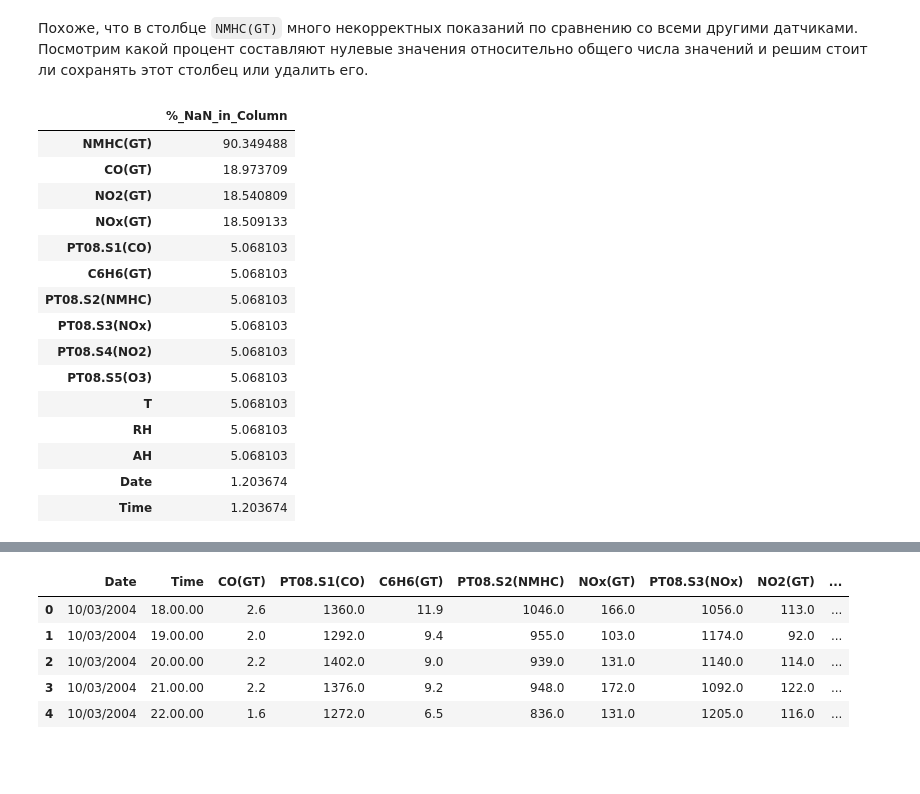
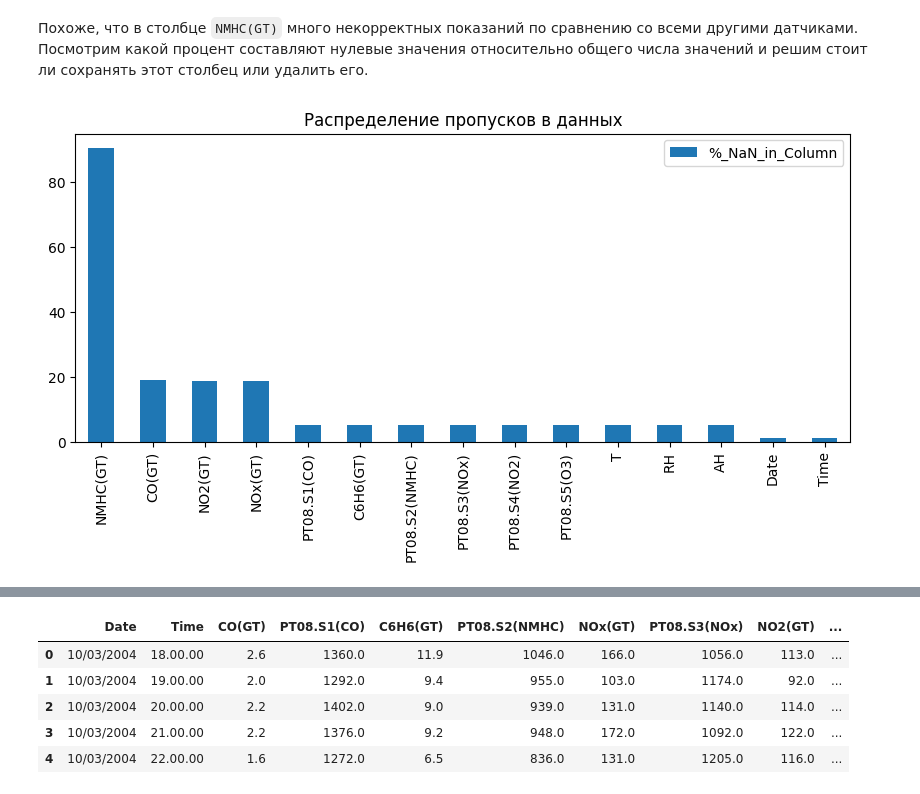
Before and after one commit to Bjorik23/mipt_datatons, a Jupyter notebook: air_pollution_analysis/air_pollution_analysis.ipynb, the cells around one changed output, grey strips where cells are left out. Drawn from its saved outputs; the diff is of its cells as text; code cells hidden in the pictures; blank space fills up the shorter version.

Commit message:
add blowout graphs

```diff
--- a/air_pollution_analysis/air_pollution_analysis.ipynb
+++ b/air_pollution_analysis/air_pollution_analysis.ipynb
@@ -159,34 +161,24 @@ memory usage: 1.1+ MB
 # %%
 # создадим необходимые списки
 percent_NaN = []
 columns = df.columns
 # создадим цикл определяющий процент пустых значений в столбцах
 for col in columns:
     pNaN =  (df[col].isna().sum()/df.shape[0]) * 100
     percent_NaN.append(pNaN)
 
 nan_percent_df = pd.DataFrame(
     percent_NaN,
     index=columns,
     columns=['%_NaN_in_Column']).sort_values('%_NaN_in_Column',ascending = False
 )
 
-# посмотрим на полученные доли пустых значений в столбцах
-nan_percent_df
+# посмотрим на полученные доли пустых значений в столбцах на столбчатой диаграмме
+#nan_percent_df
+nan_percent_df.plot(
+    kind='bar',
+    figsize=(10, 4),
+    title='Распределение пропусков в данных'
+);
 # %% [output]
-|  | %_NaN_in_Column |
-| NMHC(GT) | 90.349488 |
-| CO(GT) | 18.973709 |
-| NO2(GT) | 18.540809 |
-| NOx(GT) | 18.509133 |
-| PT08.S1(CO) | 5.068103 |
-| C6H6(GT) | 5.068103 |
-| PT08.S2(NMHC) | 5.068103 |
-| PT08.S3(NOx) | 5.068103 |
-| PT08.S4(NO2) | 5.068103 |
-| PT08.S5(O3) | 5.068103 |
-| T | 5.068103 |
-| RH | 5.068103 |
-| AH | 5.068103 |
-| Date | 1.203674 |
-| Time | 1.203674 |
+[figure, added]
```
Also changed, not shown: parts of 23 cells of this notebook.
